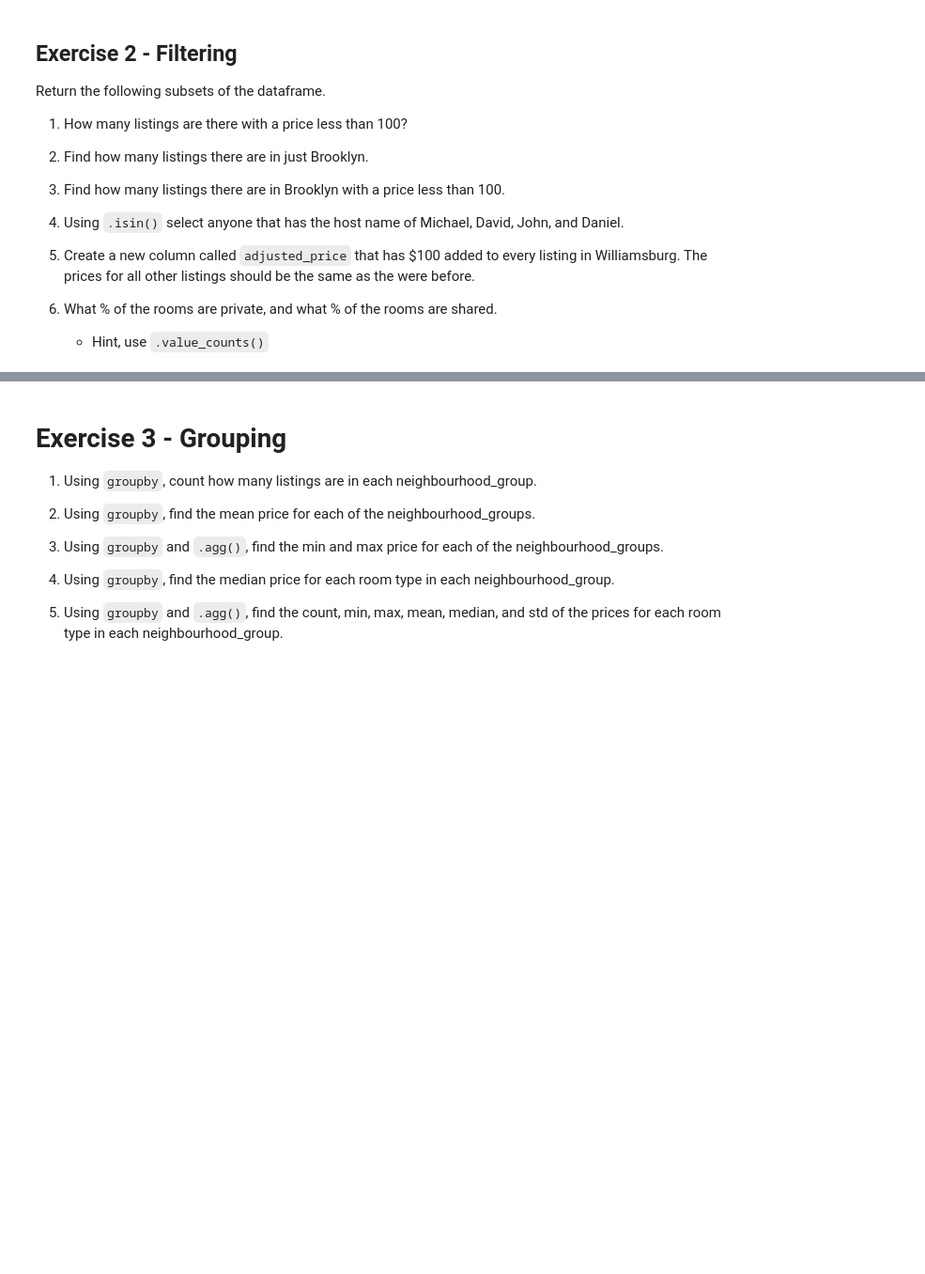
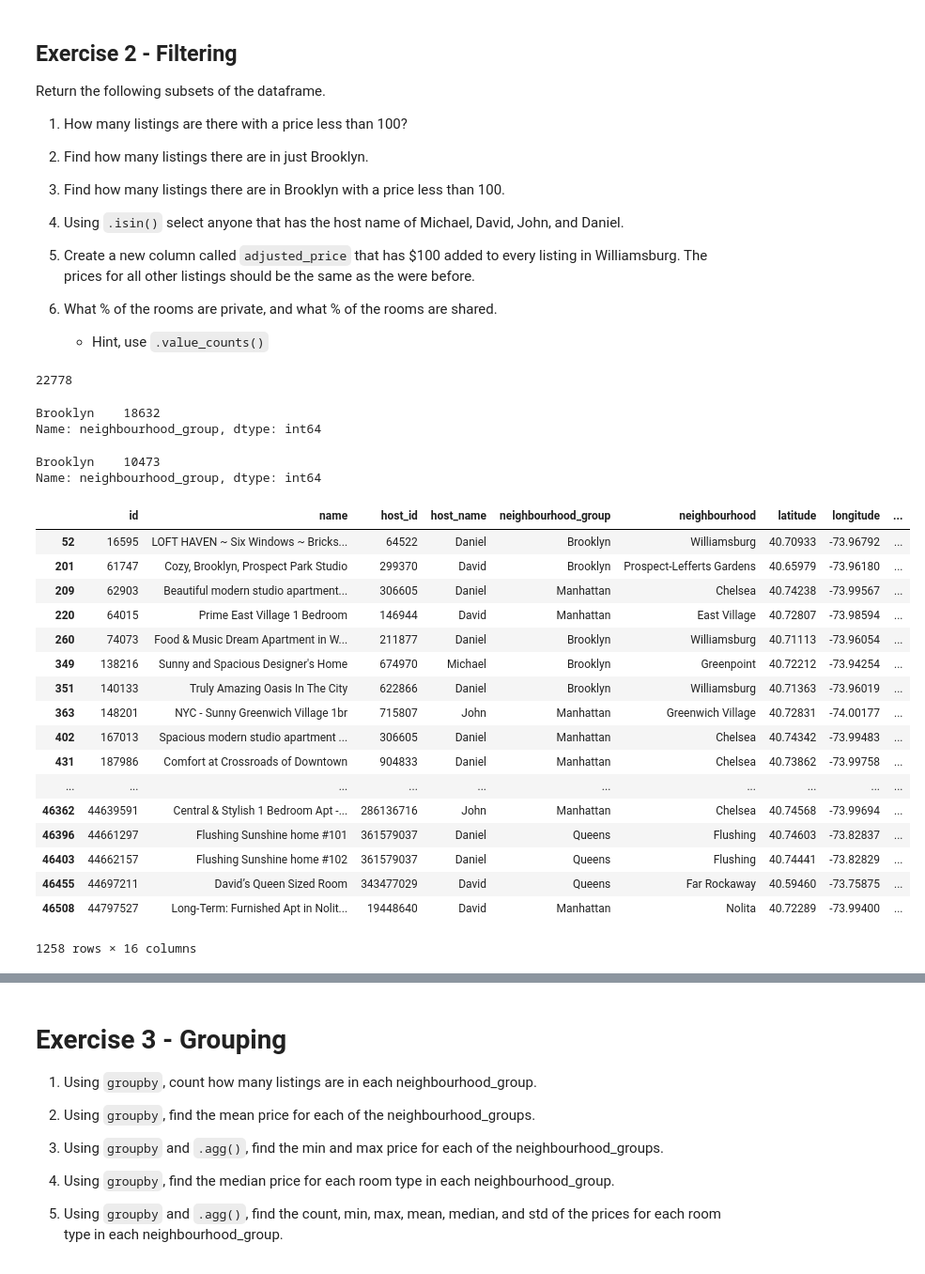
Before and after one commit to JorgeGranda72/2021-fall-data-science, a Jupyter notebook: Week-01-Pandas/Exercise.ipynb, the cells around one changed output, grey strips where cells are left out. Shown: that part at 94% size. Cells and saved outputs as stored; diff of their text form; code cells hidden in the pictures; blank space fills up the shorter version.

```diff
--- a/Week-01-Pandas/Exercise.ipynb
+++ b/Week-01-Pandas/Exercise.ipynb
@@ -10,3 +12,4 @@ import numpy as np
 # Load in the data file using `pd.read_csv()`
 # %%
 # Load data here
+df = pd.read_csv('data/listings.csv', sep=',')
@@ -32,5 +44,34 @@ Return the following subsets of the dataframe.
 
 6. What % of the rooms are private, and what % of the rooms are shared.
     * Hint, use `.value_counts()`
+# %%
+# 1. How many listings are there with a price less than 100?
+
+price_condition = df['price'] < 100
+less_than_h = df[price_condition]
+
+less_than_h['id'].count()
+#n = len(pd.unique(less_than_one['host_id']))
+
+#find out how many listing for an specific host id as practice
+# %% [output]
+22778
+# %%
+# 2. Make a new DataFrame of listings in Brooklyn named `df_bk`
+# and find how many listings in just Brooklyn.
+Brooklyn_condition = df['neighbourhood_group'] == "Brooklyn"
+df_bk = df[Brooklyn_condition]
+df_bk.head()
+df_bk.neighbourhood_group.value_counts()
+# %% [output]
+Brooklyn    18632
+Name: neighbourhood_group, dtype: int64
 # %%
-# 1. How many listings are there with a price less than 100?
+# 3. Find how many listings there are in Brooklyn with a price less than 100.
+
+price_condition = df.price < 100
+bk_price = df[Brooklyn_condition & price_condition]
+bk_price.neighbourhood_group.value_counts()
+# %% [output]
+Brooklyn    10473
+Name: neighbourhood_group, dtype: int64
@@ -42,4 +78,29 @@ Return the following subsets of the dataframe.
 # %%
 # 4. Using `.isin()` select anyone that has the host name of Michael, David, John, and Daniel.
+
+df.head()
+list_of_names = ['Michael','David','John','Daniel']
+
+selected_names = df.host_name.isin(list_of_names)
+df[selected_names]
+# %% [output]
+|  | id | name | host_id | host_name | neighbourhood_group | neighbourhood | latitude | longitude | ... |
+| 52 | 16595 | LOFT HAVEN ~ Six Windows ~ Bricks... | 64522 | Daniel | Brooklyn | Williamsburg | 40.70933 | -73.96792 | ... |
+| 201 | 61747 | Cozy, Brooklyn, Prospect Park Studio | 299370 | David | Brooklyn | Prospect-Lefferts Gardens | 40.65979 | -73.96180 | ... |
+| 209 | 62903 | Beautiful modern studio apartment... | 306605 | Daniel | Manhattan | Chelsea | 40.74238 | -73.99567 | ... |
+| 220 | 64015 | Prime East Village 1 Bedroom | 146944 | David | Manhattan | East Village | 40.72807 | -73.98594 | ... |
+| 260 | 74073 | Food & Music Dream Apartment in W... | 211877 | Daniel | Brooklyn | Williamsburg | 40.71113 | -73.96054 | ... |
+| 349 | 138216 | Sunny and Spacious Designer's Home | 674970 | Michael | Brooklyn | Greenpoint | 40.72212 | -73.94254 | ... |
+| 351 | 140133 | Truly Amazing Oasis In The City | 622866 | Daniel | Brooklyn | Williamsburg | 40.71363 | -73.96019 | ... |
+| 363 | 148201 | NYC - Sunny Greenwich Village 1br | 715807 | John | Manhattan | Greenwich Village | 40.72831 | -74.00177 | ... |
+| 402 | 167013 | Spacious modern studio apartment ... | 306605 | Daniel | Manhattan | Chelsea | 40.74342 | -73.99483 | ... |
+| 431 | 187986 | Comfort at Crossroads of Downtown | 904833 | Daniel | Manhattan | Chelsea | 40.73862 | -73.99758 | ... |
+| ... | ... | ... | ... | ... | ... | ... | ... | ... | ... |
+| 46362 | 44639591 | Central & Stylish 1 Bedroom Apt -... | 286136716 | John | Manhattan | Chelsea | 40.74568 | -73.99694 | ... |
+| 46396 | 44661297 | Flushing Sunshine home #101 | 361579037 | Daniel | Queens | Flushing | 40.74603 | -73.82837 | ... |
+| 46403 | 44662157 | Flushing Sunshine home #102 | 361579037 | Daniel | Queens | Flushing | 40.74441 | -73.82829 | ... |
+| 46455 | 44697211 | David’s Queen Sized Room | 343477029 | David | Queens | Far Rockaway | 40.59460 | -73.75875 | ... |
+| 46508 | 44797527 | Long-Term: Furnished Apt in Nolit... | 19448640 | David | Manhattan | Nolita | 40.72289 | -73.99400 | ... |
+1258 rows × 16 columns
 # %%
 # 5. Create a new column called `adjusted_price` that has $100 added to every listing in Williamsburg.
```
Also changed, not shown: parts of 8 cells of this notebook, 1 other file.
